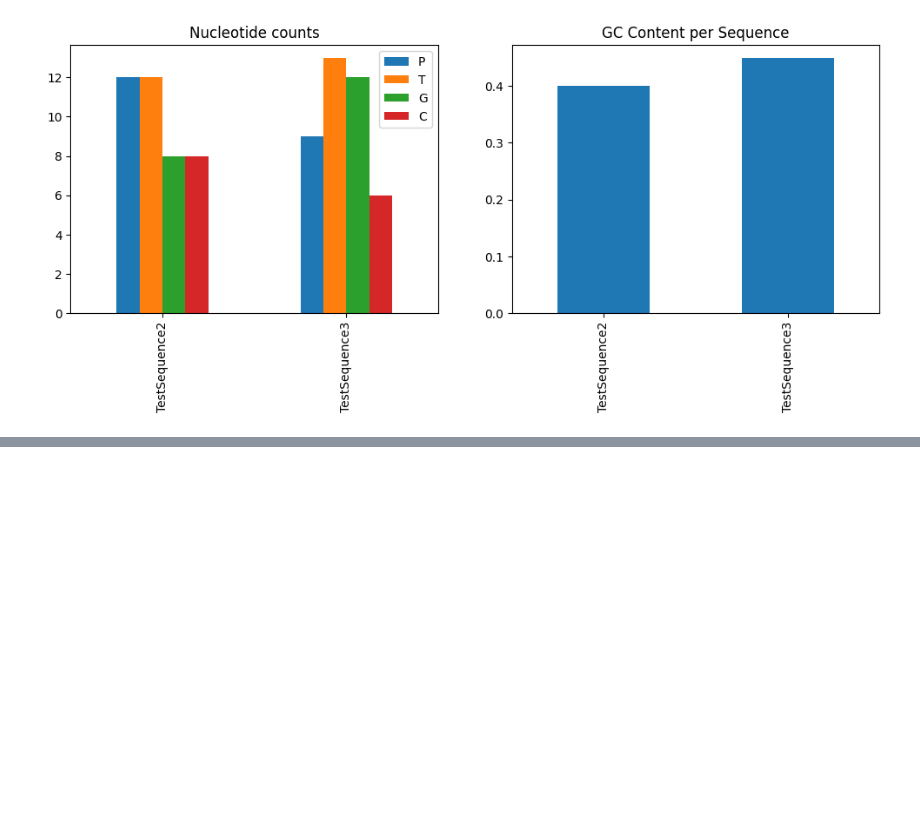
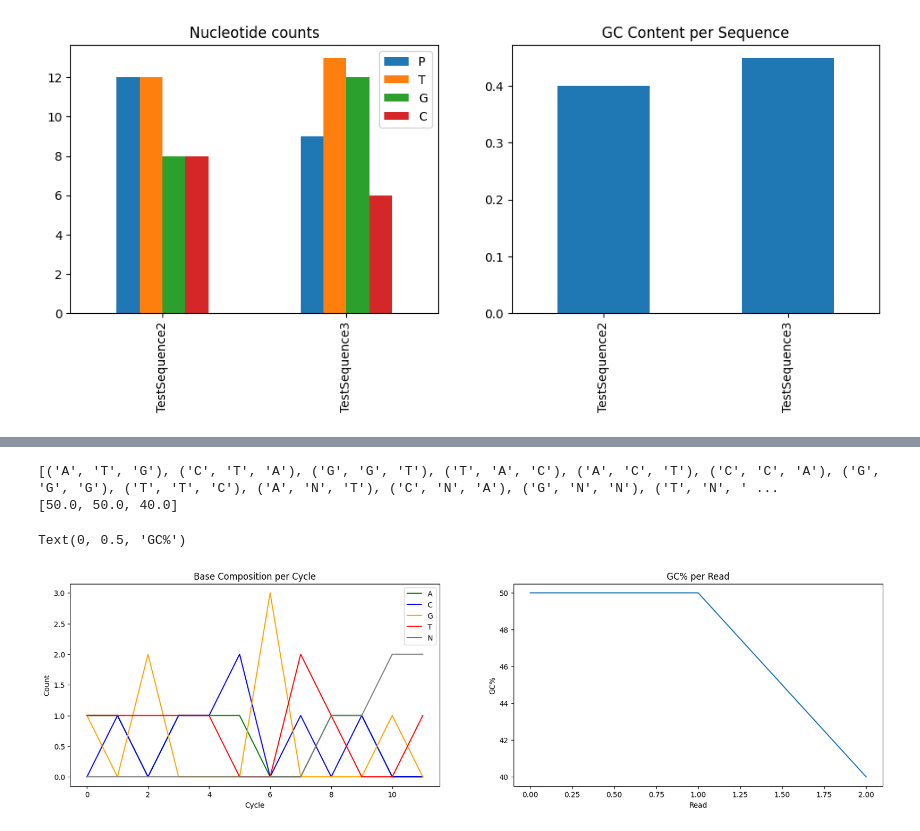
Before and after one commit to saulcombes/FASTA-tools, a Jupyter notebook: Analysis.ipynb, the cells around one changed output, grey strips where cells are left out. Saved outputs shown, nothing was run; the diff lists cells and outputs as text; code cells hidden in the pictures; blank space fills up the shorter version.

```diff
--- a/Analysis.ipynb
+++ b/Analysis.ipynb
@@ -78,0 +92,52 @@ plt.show()
+# %%
+## Base Composition per Cycle
+
+from fastq_parser import base_comp_per_cycle,gc_computation,parse_fastq
+import matplotlib.pyplot as plt
+
+file = ("test_sequence.fastq")
+
+## Base composition
+
+results = base_comp_per_cycle(file)
+
+A = [cycle["A"] for cycle in results]
+C = [cycle["C"] for cycle in results]
+G = [cycle["G"] for cycle in results]
+T = [cycle["T"] for cycle in results]
+N = [cycle["N"] for cycle in results]
+
+cycles = range(len(results))
+
+## GC per read
+
+seq,qual = parse_fastq(file)
+gcpercentage = gc_computation(seq)
+print(gcpercentage)
+
+## Base composition plot
+
+fig,axes = plt.subplots(1,2, figsize=(20,5))
+
+axes[0].plot(cycles, A, label="A", color="green")
+axes[0].plot(cycles, C, label="C", color="blue")
+axes[0].plot(cycles, G, label="G", color="orange")
+axes[0].plot(cycles, T, label="T", color="red")
+axes[0].plot(cycles, N, label="N", color="grey")
+
+axes[0].set_title("Base Composition per Cycle")
+axes[0].set_xlabel("Cycle")
+axes[0].set_ylabel("Count")
+axes[0].legend()
+
+## GC per read plot
+
+axes[1].plot(gcpercentage)
+axes[1].set_title("GC% per Read")
+axes[1].set_xlabel("Read")
+axes[1].set_ylabel("GC%")
+# %% [output]
+[('A', 'T', 'G'), ('C', 'T', 'A'), ('G', 'G', 'T'), ('T', 'A', 'C'), ('A', 'C', 'T'), ('C', 'C', 'A'), ('G', 'G', 'G'), ('T', 'T', 'C'), ('A', 'N', 'T'), ('C', 'N', 'A'), ('G', 'N', 'N'), ('T', 'N', ' ...
+[50.0, 50.0, 40.0]
+Text(0, 0.5, 'GC%')
+[figure, added]
```
Also changed, not shown: parts of 2 cells of this notebook, 1 other file.
